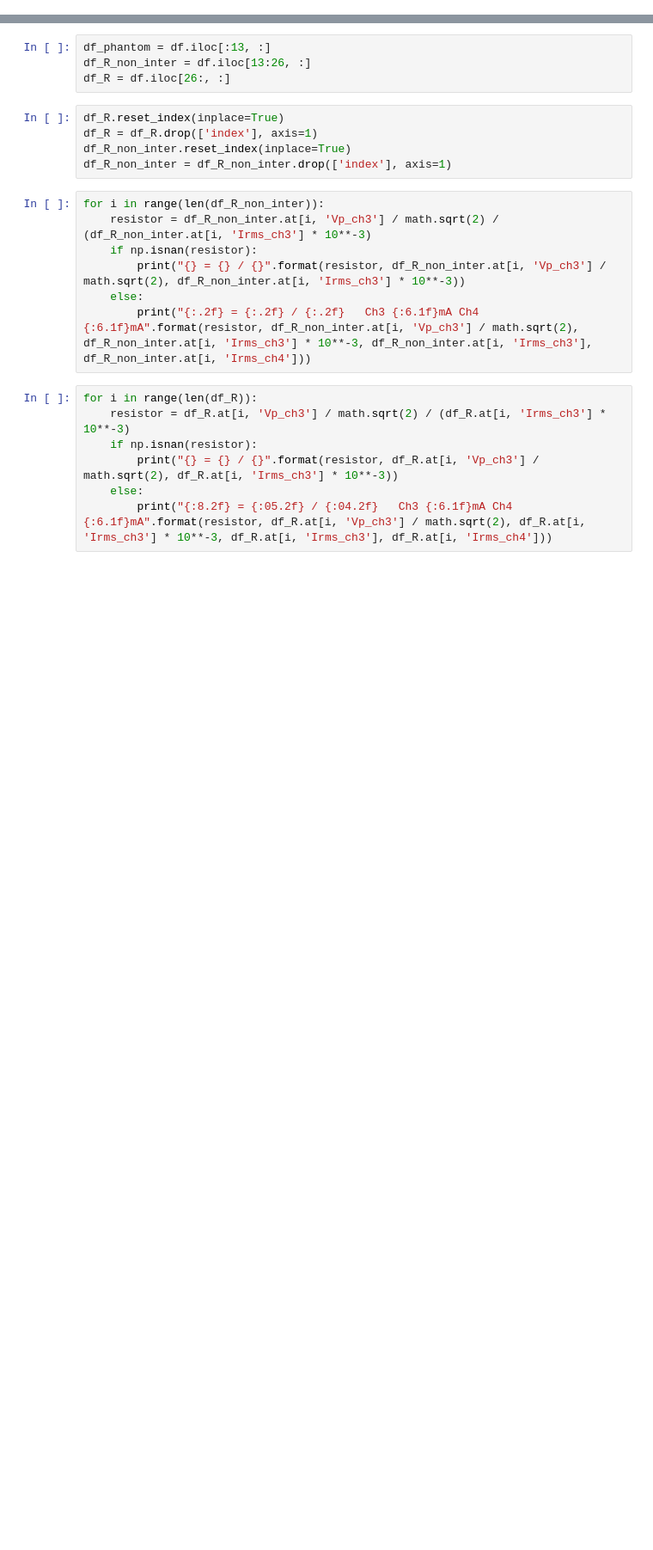
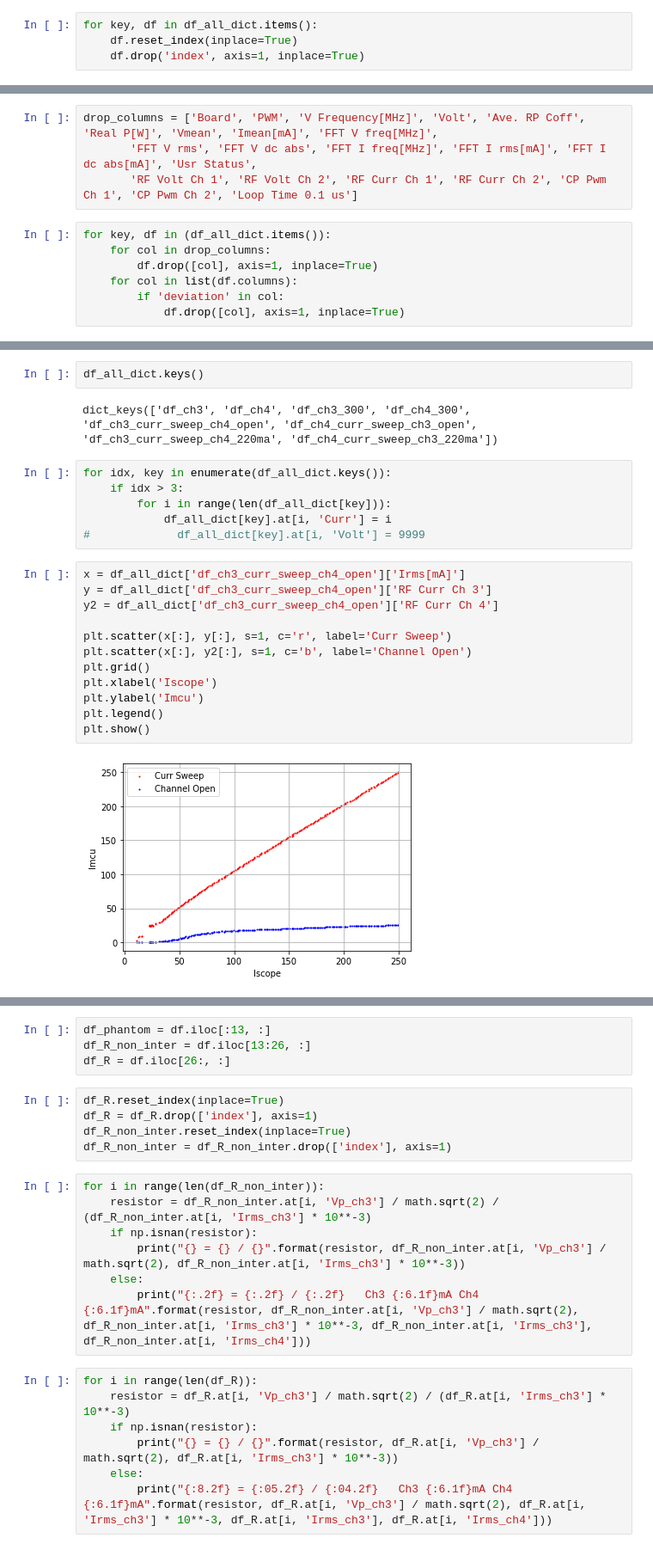
Before and after one commit to cswnote/sinewave_analyze, a Jupyter notebook: edit_columns.ipynb, the cells around one changed output, grey strips where cells are left out. Shown at 86% size. Cells and saved outputs as stored; diff of their text form; blank space fills up the shorter version.

```diff
--- a/edit_columns.ipynb
+++ b/edit_columns.ipynb
@@ -44,0 +56,4 @@ df
+# %%
+for key, df in df_all_dict.items():
+    df.reset_index(inplace=True)
+    df.drop('index', axis=1, inplace=True)
@@ -44,0 +78,11 @@ df
+# %%
+drop_columns = ['Board', 'PWM', 'V Frequency[MHz]', 'Volt', 'Ave. RP Coff', 'Real P[W]', 'Vmean', 'Imean[mA]', 'FFT V freq[MHz]',
+       'FFT V rms', 'FFT V dc abs', 'FFT I freq[MHz]', 'FFT I rms[mA]', 'FFT I dc abs[mA]', 'Usr Status',
+       'RF Volt Ch 1', 'RF Volt Ch 2', 'RF Curr Ch 1', 'RF Curr Ch 2', 'CP Pwm Ch 1', 'CP Pwm Ch 2', 'Loop Time 0.1 us']
+# %%
+for key, df in (df_all_dict.items()):
+    for col in drop_columns:
+        df.drop([col], axis=1, inplace=True)
+    for col in list(df.columns):
+        if 'deviation' in col:
+            df.drop([col], axis=1, inplace=True)
@@ -44,0 +107,24 @@ df
+# %%
+df_all_dict.keys()
+# %% [output]
+dict_keys(['df_ch3', 'df_ch4', 'df_ch3_300', 'df_ch4_300', 'df_ch3_curr_sweep_ch4_open', 'df_ch4_curr_sweep_ch3_open', 'df_ch3_curr_sweep_ch4_220ma', 'df_ch4_curr_sweep_ch3_220ma'])
+# %%
+for idx, key in enumerate(df_all_dict.keys()):
+    if idx > 3:
+        for i in range(len(df_all_dict[key])):
+            df_all_dict[key].at[i, 'Curr'] = i
+#             df_all_dict[key].at[i, 'Volt'] = 9999
+# %%
+x = df_all_dict['df_ch3_curr_sweep_ch4_open']['Irms[mA]']
+y = df_all_dict['df_ch3_curr_sweep_ch4_open']['RF Curr Ch 3']
+y2 = df_all_dict['df_ch3_curr_sweep_ch4_open']['RF Curr Ch 4']
+
+plt.scatter(x[:], y[:], s=1, c='r', label='Curr Sweep')
+plt.scatter(x[:], y2[:], s=1, c='b', label='Channel Open')
+plt.grid()
+plt.xlabel('Iscope')
+plt.ylabel('Imcu')
+plt.legend()
+plt.show()
+# %% [output]
+[figure, added]
```
Also changed, not shown: parts of 12 cells of this notebook, 1 other file.
